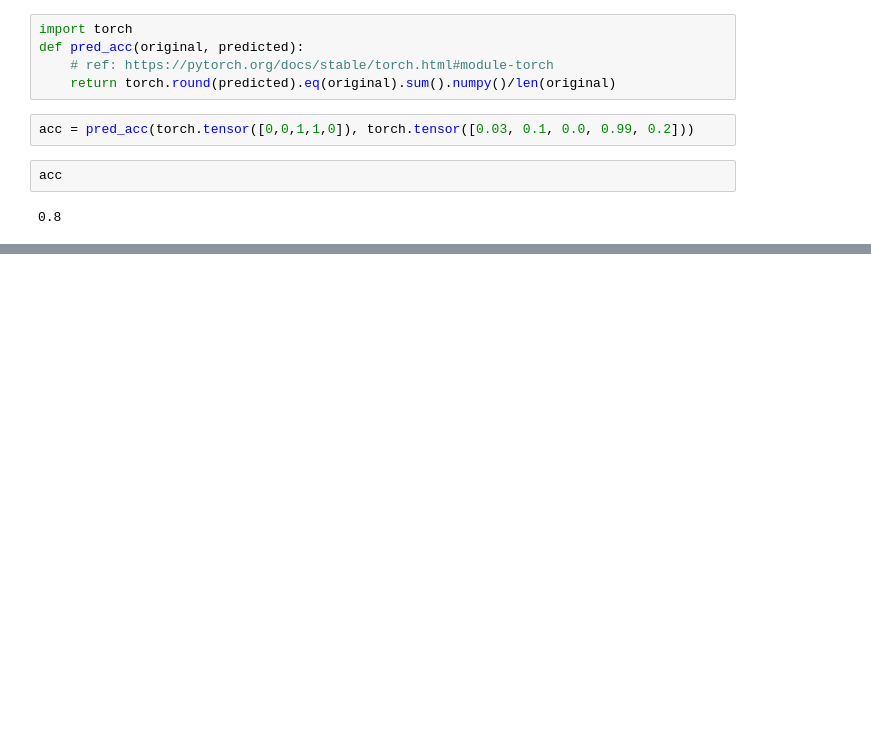
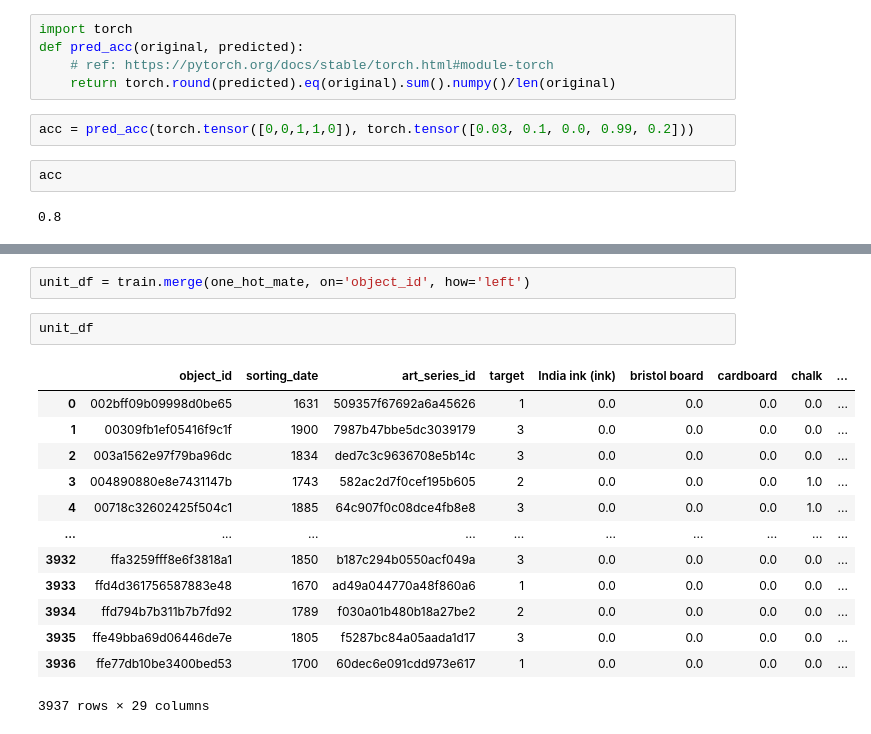
Before and after one commit to junprog/atmaCup11, a Jupyter notebook: EDA.ipynb, the cells around one changed output, grey strips where cells are left out. Cells and saved outputs as stored; diff of their text form; blank space fills up the shorter version.

```diff
--- a/EDA.ipynb
+++ b/EDA.ipynb
@@ -149,0 +166,18 @@ acc
+# %%
+unit_df = train.merge(one_hot_mate, on='object_id', how='left')
+# %%
+unit_df
+# %% [output]
+|  | object_id | sorting_date | art_series_id | target | India ink (ink) | bristol board | cardboard | chalk | ... |
+| 0 | 002bff09b09998d0be65 | 1631 | 509357f67692a6a45626 | 1 | 0.0 | 0.0 | 0.0 | 0.0 | ... |
+| 1 | 00309fb1ef05416f9c1f | 1900 | 7987b47bbe5dc3039179 | 3 | 0.0 | 0.0 | 0.0 | 0.0 | ... |
+| 2 | 003a1562e97f79ba96dc | 1834 | ded7c3c9636708e5b14c | 3 | 0.0 | 0.0 | 0.0 | 0.0 | ... |
+| 3 | 004890880e8e7431147b | 1743 | 582ac2d7f0cef195b605 | 2 | 0.0 | 0.0 | 0.0 | 1.0 | ... |
+| 4 | 00718c32602425f504c1 | 1885 | 64c907f0c08dce4fb8e8 | 3 | 0.0 | 0.0 | 0.0 | 1.0 | ... |
+| ... | ... | ... | ... | ... | ... | ... | ... | ... | ... |
+| 3932 | ffa3259fff8e6f3818a1 | 1850 | b187c294b0550acf049a | 3 | 0.0 | 0.0 | 0.0 | 0.0 | ... |
+| 3933 | ffd4d361756587883e48 | 1670 | ad49a044770a48f860a6 | 1 | 0.0 | 0.0 | 0.0 | 0.0 | ... |
+| 3934 | ffd794b7b311b7b7fd92 | 1789 | f030a01b480b18a27be2 | 2 | 0.0 | 0.0 | 0.0 | 0.0 | ... |
+| 3935 | ffe49bba69d06446de7e | 1805 | f5287bc84a05aada1d17 | 3 | 0.0 | 0.0 | 0.0 | 0.0 | ... |
+| 3936 | ffe77db10be3400bed53 | 1700 | 60dec6e091cdd973e617 | 1 | 0.0 | 0.0 | 0.0 | 0.0 | ... |
+3937 rows × 29 columns
```
Also changed, not shown: parts of 6 cells of this notebook, 6 other files.
